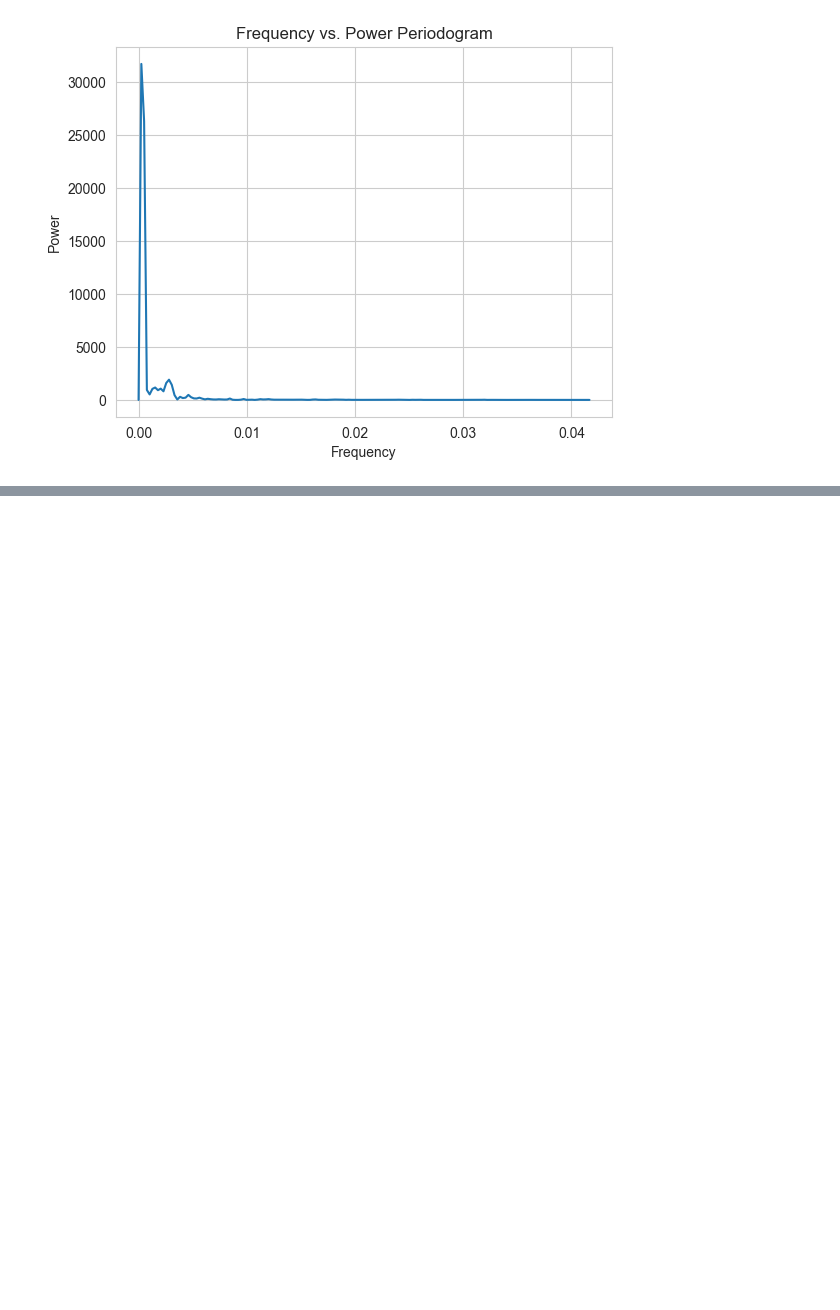
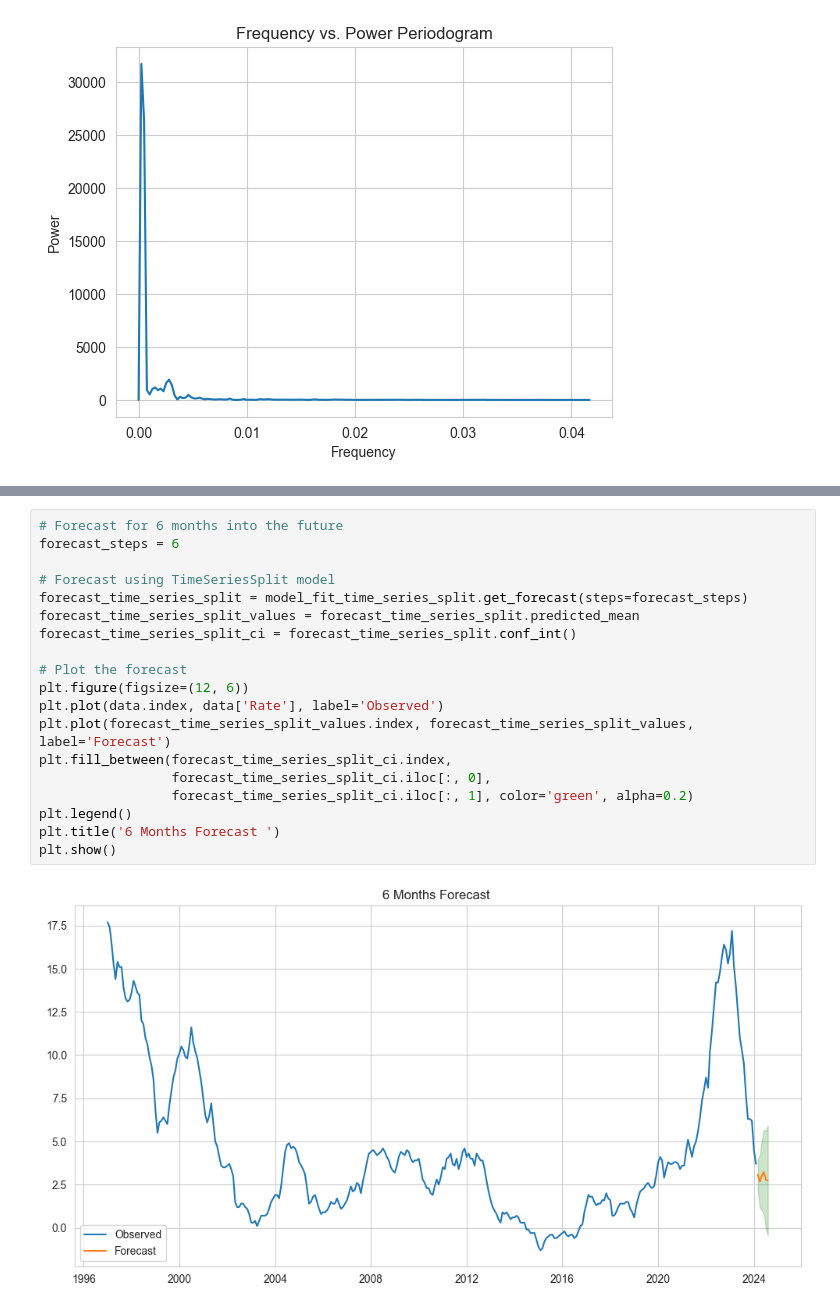
Before and after one commit to kapplan/ARIMA, a Jupyter notebook: arima.ipynb, the cells around one changed output, grey strips where cells are left out. Drawn from its saved outputs; the diff is of its cells as text; blank space fills up the shorter version.

```diff
--- a/arima.ipynb
+++ b/arima.ipynb
@@ -562 +561,22 @@ Poland's predicted inflation rate for July 2024 is: 1.8943653384655899%
+# %%
+# Forecast for 6 months into the future
+forecast_steps = 6
+
+# Forecast using TimeSeriesSplit model
+forecast_time_series_split = model_fit_time_series_split.get_forecast(steps=forecast_steps)
+forecast_time_series_split_values = forecast_time_series_split.predicted_mean
+forecast_time_series_split_ci = forecast_time_series_split.conf_int()
+
+# Plot the forecast
+plt.figure(figsize=(12, 6))
+plt.plot(data.index, data['Rate'], label='Observed')
+plt.plot(forecast_time_series_split_values.index, forecast_time_series_split_values, label='Forecast')
+plt.fill_between(forecast_time_series_split_ci.index,
+                 forecast_time_series_split_ci.iloc[:, 0],
+                 forecast_time_series_split_ci.iloc[:, 1], color='green', alpha=0.2)
+plt.legend()
+plt.title('6 Months Forecast ')
+plt.show()
+# %% [output]
+[figure, added]
 # %%
```
Also changed, not shown: parts of 21 cells of this notebook, 14 other files.
